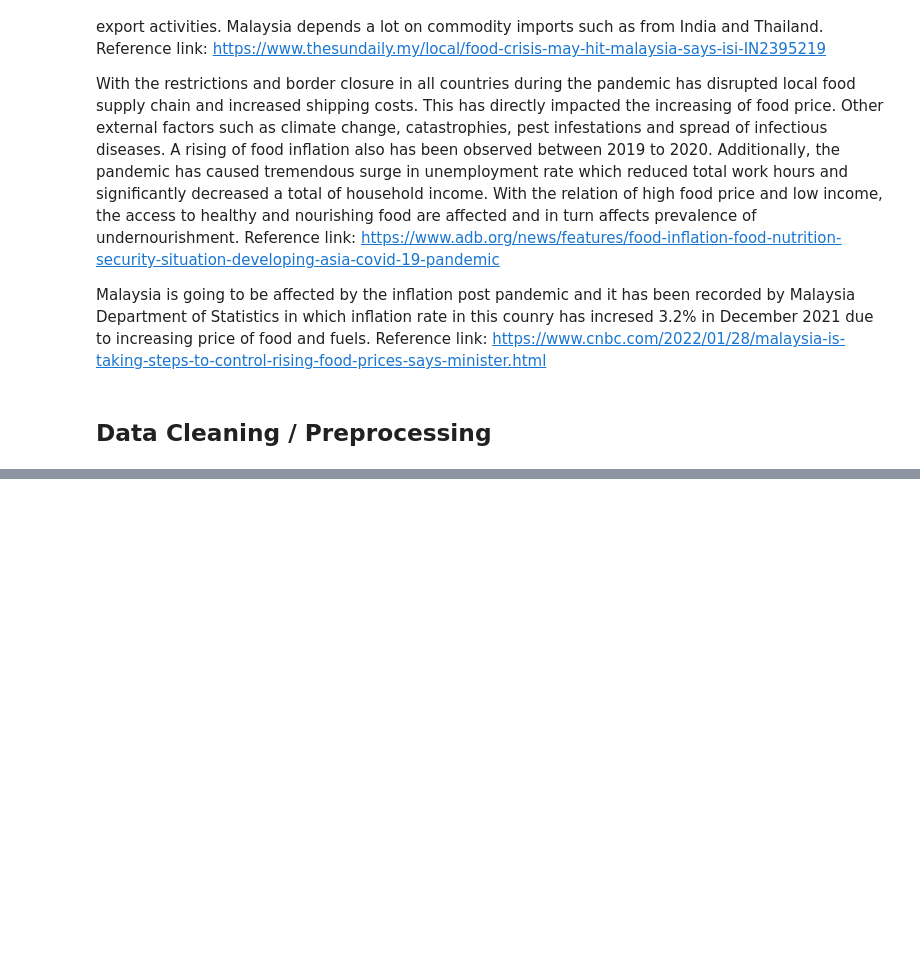
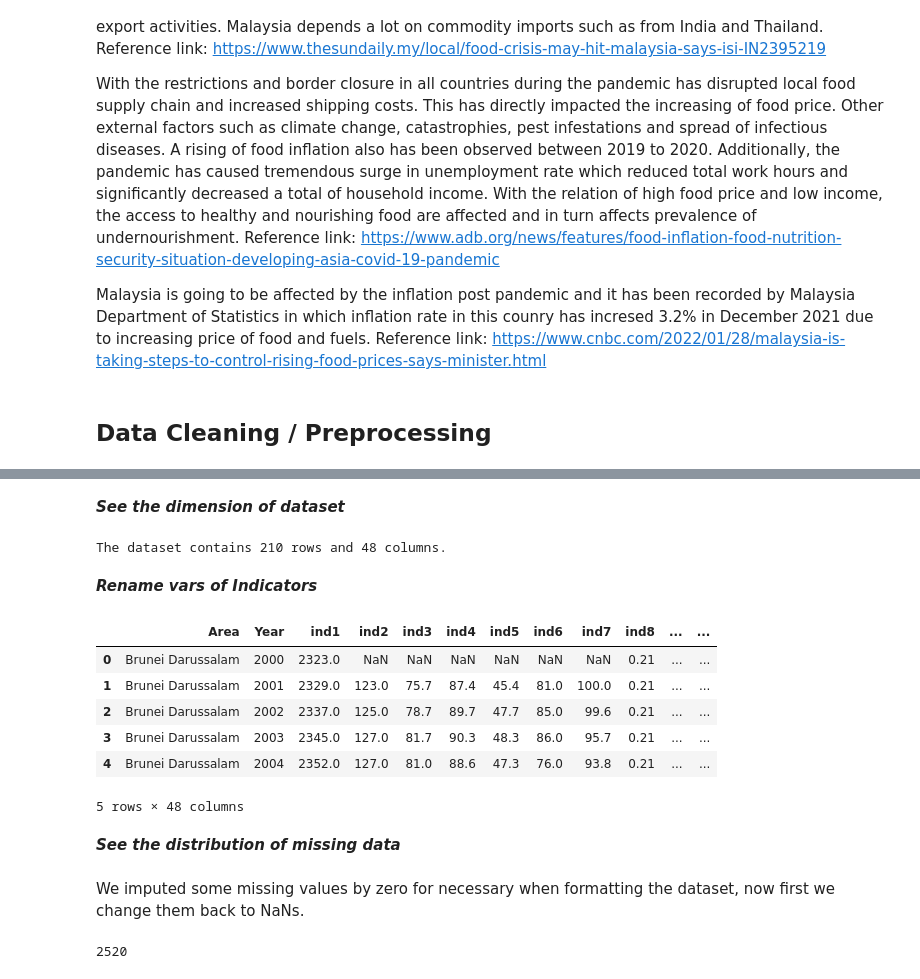
Before and after one commit to Ruixue-Zhang/Data-Analytics-group-assignment, a Jupyter notebook: slides presentation notebook/Group Assignment Data Analytics WQD7003.ipynb, the cells around one changed output, grey strips where cells are left out. Drawn from its saved outputs; the diff is of its cells as text; code cells hidden in the pictures; blank space fills up the shorter version.

```diff
--- a/slides presentation notebook/Group Assignment Data Analytics WQD7003.ipynb
+++ b/slides presentation notebook/Group Assignment Data Analytics WQD7003.ipynb
@@ -51,0 +184,8 @@ Reference link: https://www.cnbc.com/2022/01/28/malaysia-is-taking-steps-to-cont
+# %%
+# impute na using mean method
+df2_1=df2.iloc[:,3:15]
+a1=np.where(np.isnan(df2_1))[0]
+a2=np.where(np.isnan(df2_1))[1]
+for i in a1:
+    for j in a2:
+        df2_1.iloc[i,j]=df2_1.iloc[i].mean()
@@ -51,0 +261,7 @@ Reference link: https://www.cnbc.com/2022/01/28/malaysia-is-taking-steps-to-cont
+# %%
+year = np.arange(2000,2021)
+col = ['Country Name']
+for i in year:
+    col.append(str(i))
+df3 = df3[col]
+df3.head()
@@ -51,0 +369,31 @@ Reference link: https://www.cnbc.com/2022/01/28/malaysia-is-taking-steps-to-cont
+# %% [markdown]
+***See the dimension of dataset***
+# %%
+print('The dataset contains', np.shape(df)[0], 'rows and', np.shape(df)[1], 'columns.')
+# %% [output]
+The dataset contains 210 rows and 48 columns.
+# %% [markdown]
+***Rename vars of Indicators***
+# %%
+# Backup indicators name
+indicators = df.columns.values[2:].copy()
+# Rename variables
+li = []
+for i in range(1,len(indicators)+1):
+    li.append('ind' + str(i))
+df.columns.values[2:] = li
+# Reindex df
+df = df.reindex()
+df.head()
+# %% [output]
+|  | Area | Year | ind1 | ind2 | ind3 | ind4 | ind5 | ind6 | ind7 | ind8 | ... | ... |
+| 0 | Brunei Darussalam | 2000 | 2323.0 | NaN | NaN | NaN | NaN | NaN | NaN | 0.21 | ... | ... |
+| 1 | Brunei Darussalam | 2001 | 2329.0 | 123.0 | 75.7 | 87.4 | 45.4 | 81.0 | 100.0 | 0.21 | ... | ... |
+| 2 | Brunei Darussalam | 2002 | 2337.0 | 125.0 | 78.7 | 89.7 | 47.7 | 85.0 | 99.6 | 0.21 | ... | ... |
+| 3 | Brunei Darussalam | 2003 | 2345.0 | 127.0 | 81.7 | 90.3 | 48.3 | 86.0 | 95.7 | 0.21 | ... | ... |
+| 4 | Brunei Darussalam | 2004 | 2352.0 | 127.0 | 81.0 | 88.6 | 47.3 | 76.0 | 93.8 | 0.21 | ... | ... |
+5 rows × 48 columns
+# %% [markdown]
+***See the distribution of missing data***
+# %% [markdown]
+We imputed some missing values by zero for necessary when formatting the dataset, now first we change them back to NaNs.
@@ -51,0 +405,5 @@ Reference link: https://www.cnbc.com/2022/01/28/malaysia-is-taking-steps-to-cont
+# %%
+# Calculate total NAs
+df.isnull().sum().sum()
+# %% [output]
+2520
```
Also changed, not shown: parts of 89 cells of this notebook.
